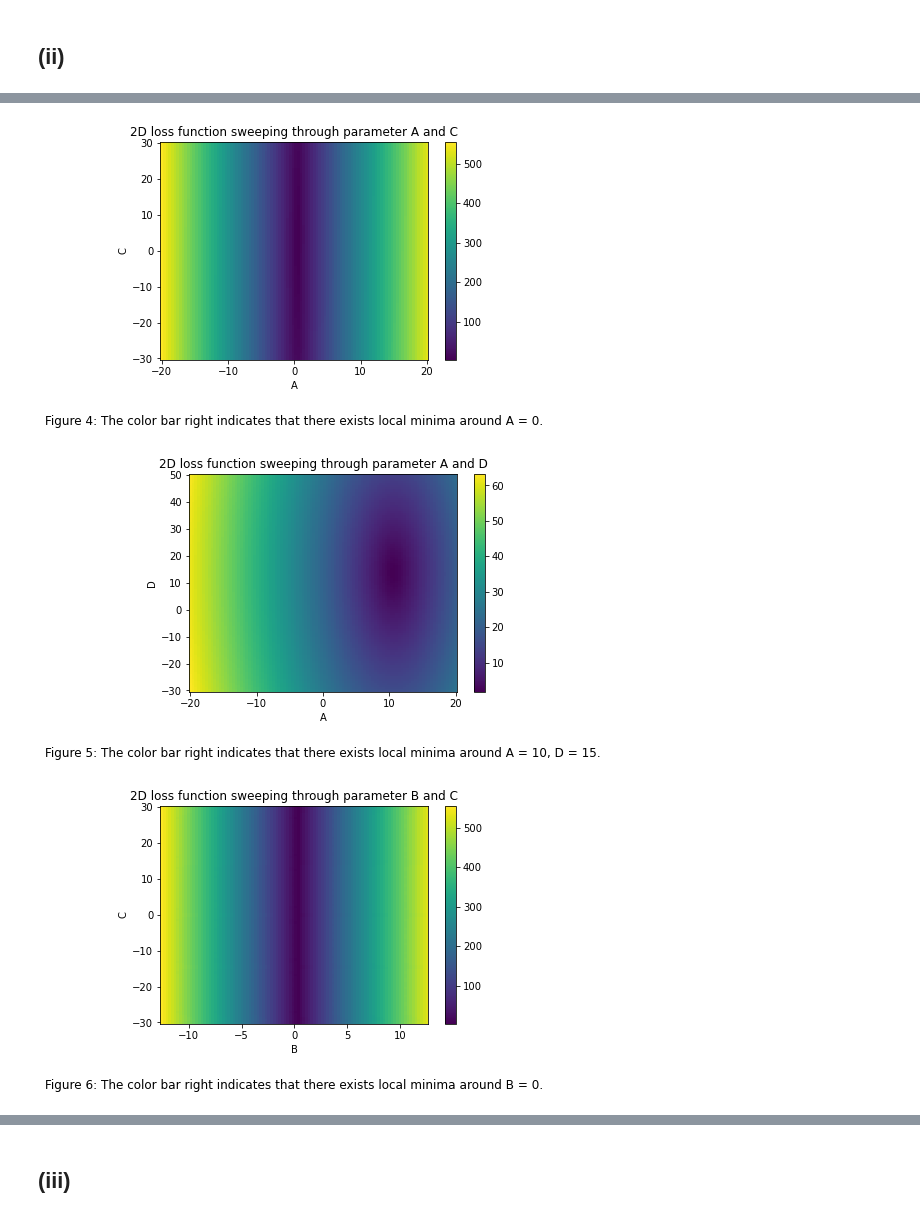
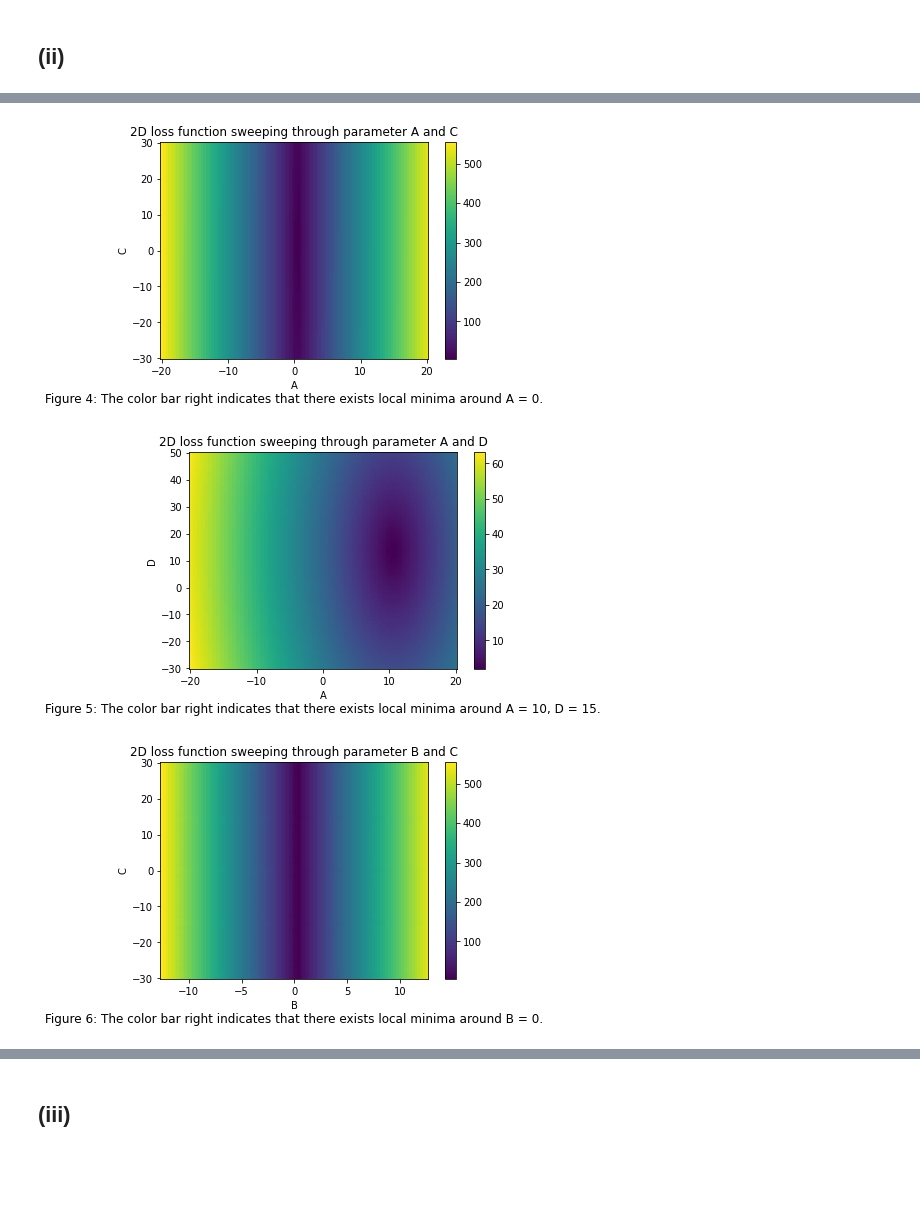
Before and after one commit to ZiwenLi0325/EE399, a Jupyter notebook: hw1/hw1.ipynb, the cells around one changed output, grey strips where cells are left out. Saved outputs shown, nothing was run; the diff lists cells and outputs as text; code cells hidden in the pictures; blank space fills up the shorter version.

```diff
--- a/hw1/hw1.ipynb
+++ b/hw1/hw1.ipynb
@@ -100,27 +103,27 @@ plt.show()
 # %%
 #sweeping through A and C, fix B and D
 AA_range, CC_range = np.meshgrid(A_range, C_range, indexing='xy')
 
 # initialize 2D loss array
 loss_array = np.zeros([100,100])
 
 # compute loss function values for each pair of C and D
 for i, AA in enumerate(A_range):
     for j, CC in enumerate(C_range):
         coe = [AA,c[1],CC,c[3],]
         loss_array[i, j] = velfit(coe,x2,Y)
 
 
 plt.pcolormesh(AA_range, CC_range, loss_array)
 plt.xlabel("A")
 plt.ylabel("C")
 plt.colorbar()
 plt.title("2D loss function sweeping through parameter A and C")
-plt.text(0.5, -0.3, 'Figure 4: The color bar right indicates that there exists local minima around A = 0.', ha='center', fontsize=12, transform=plt.gca().transAxes)
+plt.text(0.5, -0.2, 'Figure 4: The color bar right indicates that there exists local minima around A = 0.', ha='center', fontsize=12, transform=plt.gca().transAxes)
 plt.savefig("figure4.png")
 plt.show()
 # %% [output]
-[figure, old version]
+[figure, new version]
 # %%
 #sweeping through A and D, fix B and C
 AA_range, DD_range = np.meshgrid(A_range, D_range, indexing='xy')
@@ -139,11 +142,11 @@ plt.xlabel("A")
 plt.ylabel("D")
 plt.colorbar()
 plt.title("2D loss function sweeping through parameter A and D")
-plt.text(0.5, -0.3, 'Figure 5: The color bar right indicates that there exists local minima around A = 10, D = 15.', ha='center', fontsize=12, transform=plt.gca().transAxes)
+plt.text(0.5, -0.2, 'Figure 5: The color bar right indicates that there exists local minima around A = 10, D = 15.', ha='center', fontsize=12, transform=plt.gca().transAxes)
 plt.savefig("figure5.png")
 plt.show()
 # %% [output]
-[figure, old version]
+[figure, new version]
 # %%
 #sweeping through B and C, fix A and D
 BB_range, CC_range = np.meshgrid(B_range, C_range, indexing='xy')
@@ -162,11 +165,11 @@ plt.xlabel("B")
 plt.ylabel("C")
 plt.colorbar()
 plt.title("2D loss function sweeping through parameter B and C")
-plt.text(0.5, -0.3, 'Figure 6: The color bar right indicates that there exists local minima around B = 0.', ha='center', fontsize=12, transform=plt.gca().transAxes)
+plt.text(0.5, -0.2, 'Figure 6: The color bar right indicates that there exists local minima around B = 0.', ha='center', fontsize=12, transform=plt.gca().transAxes)
 plt.savefig("figure6.png")
 plt.show()
 # %% [output]
-[figure, old version]
+[figure, new version]
 # %%
 #sweeping through B and D, fix A and C
 BB_range, DD_range = np.meshgrid(B_range, D_range, indexing='xy')
```
Also changed, not shown: parts of 11 cells of this notebook, 15 other files.
